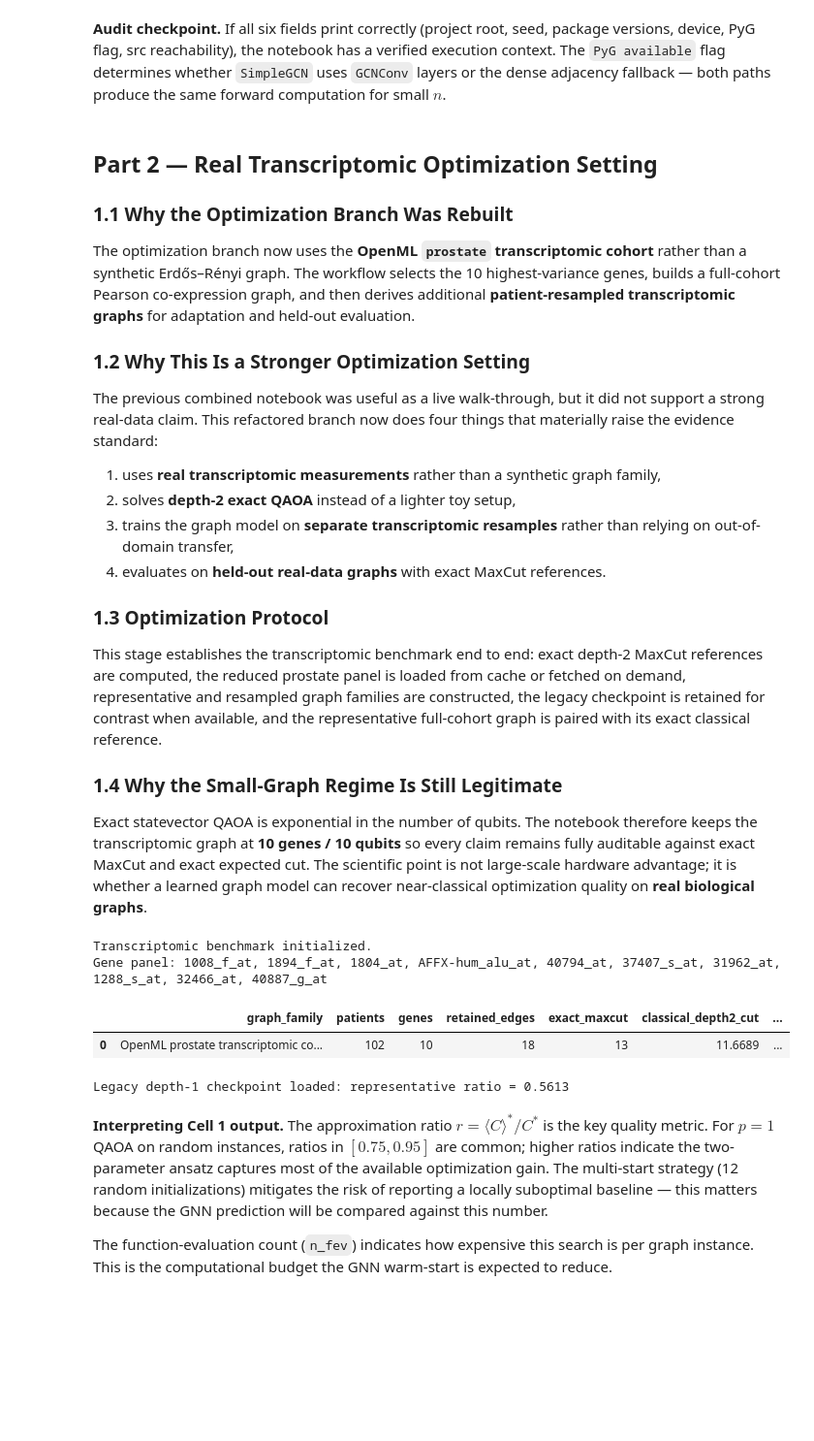
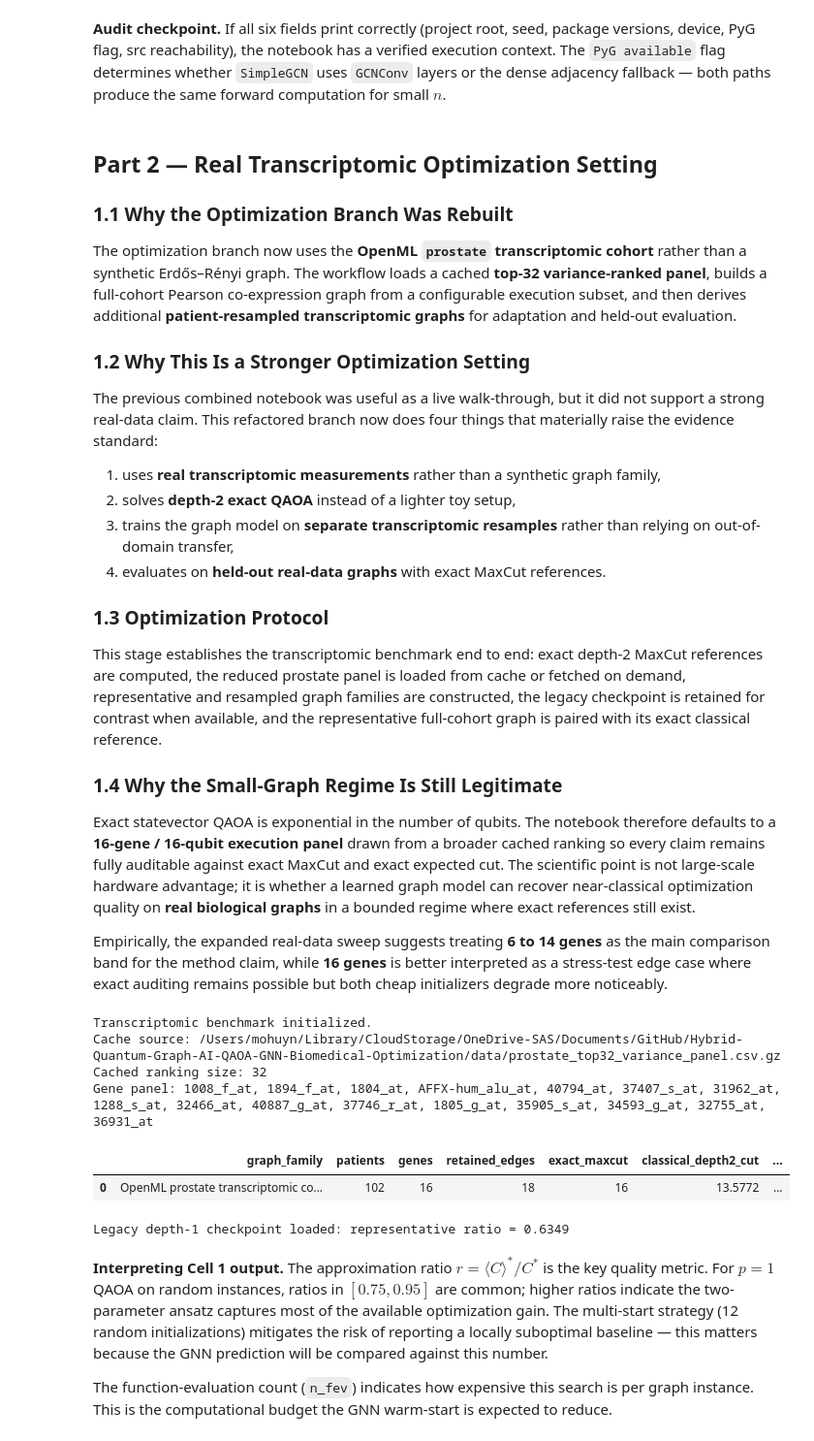
Before and after one commit to thmolena/Hybrid-Quantum-Graph-AI-QAOA-GNN-Biomedical-Optimization, a Jupyter notebook: notebooks/quantum_ai_bio_combined.ipynb, the cells around one changed output. Shown at 97% size. Saved outputs shown, nothing was run; the diff lists cells and outputs as text; code cells hidden in the pictures; blank space fills up the shorter version.

```diff
--- a/notebooks/quantum_ai_bio_combined.ipynb
+++ b/notebooks/quantum_ai_bio_combined.ipynb
@@ -371,7 +363,7 @@ print(f'  NetworkX         : {nx.__version__}')
 
 ### 1.1 Why the Optimization Branch Was Rebuilt
 
-The optimization branch now uses the **OpenML `prostate` transcriptomic cohort** rather than a synthetic Erdős–Rényi graph. The workflow selects the 10 highest-variance genes, builds a full-cohort Pearson co-expression graph, and then derives additional **patient-resampled transcriptomic graphs** for adaptation and held-out evaluation.
+The optimization branch now uses the **OpenML `prostate` transcriptomic cohort** rather than a synthetic Erdős–Rényi graph. The workflow loads a cached **top-32 variance-ranked panel**, builds a full-cohort Pearson co-expression graph from a configurable execution subset, and then derives additional **patient-resampled transcriptomic graphs** for adaptation and held-out evaluation.
 
 ### 1.2 Why This Is a Stronger Optimization Setting
 
@@ -388,8 +380,14 @@ This stage establishes the transcriptomic benchmark end to end: exact depth-2 Ma
 
 ### 1.4 Why the Small-Graph Regime Is Still Legitimate
 
-Exact statevector QAOA is exponential in the number of qubits. The notebook therefore keeps the transcriptomic graph at **10 genes / 10 qubits** so every claim remains fully auditable against exact MaxCut and exact expected cut. The scientific point is not large-scale hardware advantage; it is whether a learned graph model can recover near-classical optimization quality on **real biological graphs**.
+Exact statevector QAOA is exponential in the number of qubits. The notebook therefore defaults to a **16-gene / 16-qubit execution panel** drawn from a broader cached ranking so every claim remains fully auditable against exact MaxCut and exact expected cut. The scientific point is not large-scale hardware advantage; it is whether a learned graph model can recover near-classical optimization quality on **real biological graphs** in a bounded regime where exact references still exist.
+
+Empirically, the expanded real-data sweep suggests treating **6 to 14 genes** as the main comparison band for the method claim, while **16 genes** is better interpreted as a stress-test edge case where exact auditing remains possible but both cheap initializers degrade more noticeably.
 # %%
+# ═══════════════════════════════════════════════════════════════════════════════
+# CELL 2 — Real transcriptomic benchmark setup (OpenML prostate cohort)
+# ═══════════════════════════════════════════════════════════════════════════════
+
 from pathlib import Path
 import copy
 import json
@@ -401,16 +399,30 @@ from sklearn.datasets import fetch_openml
 
 QAOA_DEPTH = 2
 LEGACY_DEPTH = 1
-GENE_COUNT = 10
+GENE_COUNT = 16
+CACHE_DEFAULT_GENE_COUNT = 32
 TARGET_EDGE_COUNT = 18
 ADAPT_GRAPH_COUNT = 24
 BENCHMARK_GRAPH_COUNT = 6
 SUBSAMPLE_SIZE = 60
 
-CACHE_PANEL_PATH = os.path.join(proj_root, "data", "prostate_top10_variance_panel.csv.gz")
-CACHE_META_PATH = os.path.join(proj_root, "data", "prostate_top10_variance_panel_meta.json")
+CACHE_PANEL_PATH = os.path.join(proj_root, "data", "prostate_top32_variance_panel.csv.gz")
+CACHE_META_PATH = os.path.join(proj_root, "data", "prostate_top32_variance_panel_meta.json")
+LEGACY_CACHE_PANEL_PATH = os.path.join(proj_root, "data", "prostate_top10_variance_panel.csv.gz")
+LEGACY_CACHE_META_PATH = os.path.join(proj_root, "data", "prostate_top10_variance_panel_meta.json")
 OUTPUT_GRAPH_PATH = os.path.join(proj_root, "outputs", "maxcut_graph.csv")
 OUTPUT_ANGLES_PATH = os.path.join(proj_root, "outputs", "qaoa_classical_angles.csv")
+
+
+def resolve_transcriptomic_cache_paths(preferred_panel_path=CACHE_PANEL_PATH, preferred_meta_path=CACHE_META_PATH):
+    candidate_pairs = [(preferred_panel_path, preferred_meta_path)]
+    if (preferred_panel_path, preferred_meta_path) != (LEGACY_CACHE_PANEL_PATH, LEGACY_CACHE_META_PATH):
+        candidate_pairs.append((LEGACY_CACHE_PANEL_PATH, LEGACY_CACHE_META_PATH))
+
+    for panel_path, meta_path in candidate_pairs:
+        if os.path.exists(panel_path) and os.path.exists(meta_path):
+            return panel_path, meta_path
+    return preferred_panel_path, preferred_meta_path
 
 
 def build_cut_diagonal(n, edges):
@@ -539,19 +551,27 @@ def predict_instance_with_gnn(instance, model, p):
 
 
 def load_transcriptomic_panel(cache_panel_path=CACHE_PANEL_PATH, cache_meta_path=CACHE_META_PATH):
-    if os.path.exists(cache_panel_path):
-        panel_df = pd.read_csv(cache_panel_path, compression="gzip")
+    selected_panel_path, selected_meta_path = resolve_transcriptomic_cache_paths(cache_panel_path, cache_meta_path)
+    if os.path.exists(selected_panel_path):
+        panel_df = pd.read_csv(selected_panel_path, compression="gzip")
         meta = {}
-        if os.path.exists(cache_meta_path):
-            with open(cache_meta_path, "r", encoding="utf-8") as handle:
+        if os.path.exists(selected_meta_path):
+            with open(selected_meta_path, "r", encoding="utf-8") as handle:
                 meta = json.load(handle)
-        gene_names = [row["gene"] for row in meta.get("gene_table", [])]
-        if not gene_names:
+        gene_table = pd.DataFrame(meta.get("gene_table", []))
+        if not gene_table.empty and "rank" in gene_table.columns:
+            gene_table = gene_table.sort_values("rank").reset_index(drop=True)
+        if not gene_table.empty:
+            gene_names = gene_table["gene"].tolist()[:GENE_COUNT]
+        else:
             gene_names = [column for column in panel_df.columns if not column.startswith("__")][:GENE_COUNT]
         labels = pd.Series(panel_df.pop("__target__").astype(str), name=meta.get("label_name", "class"))
         sample_ids = panel_df.pop("__sample_id__").astype(str)
         panel_df.index = sample_ids
         labels.index = sample_ids
+        meta["cache_panel_path"] = selected_panel_path
+        meta["cache_meta_path"] = selected_meta_path
+        meta["cached_gene_count"] = int(meta.get("top_gene_count", len([column for column in panel_df.columns])))
         return panel_df[gene_names], labels, gene_names, meta
 
     dataset = fetch_openml(name="prostate", version=1, as_frame=True)
@@ -559,9 +579,15 @@ def load_transcriptomic_panel(cache_panel_path=CACHE_PANEL_PATH, cache_meta_path
     expression_frame_full = expression_frame_full.loc[:, expression_frame_full.notna().all(axis=0)]
     labels = pd.Series(dataset.target, name=dataset.target_names[0] if dataset.target_names else "class")
     variances = expression_frame_full.var(axis=0).sort_values(ascending=False)
-    gene_names = variances.head(GENE_COUNT).index.tolist()
+    gene_names = variances.head(max(GENE_COUNT, CACHE_DEFAULT_GENE_COUNT)).index.tolist()
     labels.index = expression_frame_full.index
-    return expression_frame_full.loc[:, gene_names].copy(), labels.astype(str), gene_names, {"dataset_name": "Prostate"}
+    panel_meta = {
+        "dataset_name": "Prostate",
+        "cached_gene_count": len(gene_names),
+        "cache_panel_path": "Direct OpenML fetch",
+        "cache_meta_path": "Direct OpenML fetch",
+    }
+    return expression_frame_full.loc[:, gene_names[:GENE_COUNT]].copy(), labels.astype(str), gene_names[:GENE_COUNT], panel_meta
 
 
 def build_gene_correlation_graph(expression_frame, gene_names, target_edge_count=TARGET_EDGE_COUNT):
@@ -754,36 +780,40 @@ for idx, value in enumerate(classical_reference["gammas"], start=1):
 for idx, value in enumerate(classical_reference["betas"], start=1):
     angle_row[f"beta_{idx}"] = value
 pd.DataFrame([angle_row]).to_csv(OUTPUT_ANGLES_PATH, index=False)
 
 representative_summary = pd.DataFrame(
     [
         {
             "graph_family": "OpenML prostate transcriptomic cohort",
             "patients": int(expression_frame.shape[0]),
             "genes": len(gene_names),
             "retained_edges": representative_graph["edge_count"],
             "exact_maxcut": int(representative_graph["best_cut"]),
             "classical_depth2_cut": round(classical_reference["value"], 4),
             "classical_depth2_ratio": round(classical_reference["ratio_to_exact"], 4),
         }
     ]
 )
 
 print("Transcriptomic benchmark initialized.")
+print(f"Cache source: {panel_meta.get('cache_panel_path', 'Direct OpenML fetch')}")
+print(f"Cached ranking size: {panel_meta.get('cached_gene_count', len(gene_names))}")
 print(f"Gene panel: {', '.join(gene_names)}")
 display(representative_summary)
 if legacy_model_loaded:
     print(
         f"Legacy depth-1 checkpoint loaded: representative ratio = {legacy_reference['ratio_to_exact']:.4f}"
     )
 else:
     print("Legacy depth-1 checkpoint not loaded cleanly; the notebook will continue with transcriptomic adaptation.")
 # %% [output]
 Transcriptomic benchmark initialized.
-Gene panel: 1008_f_at, 1894_f_at, 1804_at, AFFX-hum_alu_at, 40794_at, 37407_s_at, 31962_at, 1288_s_at, 32466_at, 40887_g_at
+Cache source: /Users/mohuyn/Library/CloudStorage/OneDrive-SAS/Documents/GitHub/Hybrid-Quantum-Graph-AI-QAOA-GNN-Biomedical-Optimization/data/prostate_top32_variance_panel.csv.gz
+Cached ranking size: 32
+Gene panel: 1008_f_at, 1894_f_at, 1804_at, AFFX-hum_alu_at, 40794_at, 37407_s_at, 31962_at, 1288_s_at, 32466_at, 40887_g_at, 37746_r_at, 1805_g_at, 35905_s_at, 34593_g_at, 32755_at, 36931_at
 |  | graph_family | patients | genes | retained_edges | exact_maxcut | classical_depth2_cut | ... |
-| 0 | OpenML prostate transcriptomic co... | 102 | 10 | 18 | 13 | 11.6689 | ... |
+| 0 | OpenML prostate transcriptomic co... | 102 | 16 | 18 | 16 | 13.5772 | ... |
-Legacy depth-1 checkpoint loaded: representative ratio = 0.5613
+Legacy depth-1 checkpoint loaded: representative ratio = 0.6349
 # %% [markdown]
 **Interpreting Cell 1 output.** The approximation ratio $r = \langle C\rangle^* / C^*$ is the key quality metric. For $p=1$ QAOA on random instances, ratios in $[0.75, 0.95]$ are common; higher ratios indicate the two-parameter ansatz captures most of the available optimization gain. The multi-start strategy (12 random initializations) mitigates the risk of reporting a locally suboptimal baseline — this matters because the GNN prediction will be compared against this number.
 
```
Also changed, not shown: parts of 3 cells of this notebook, 19 other files.
